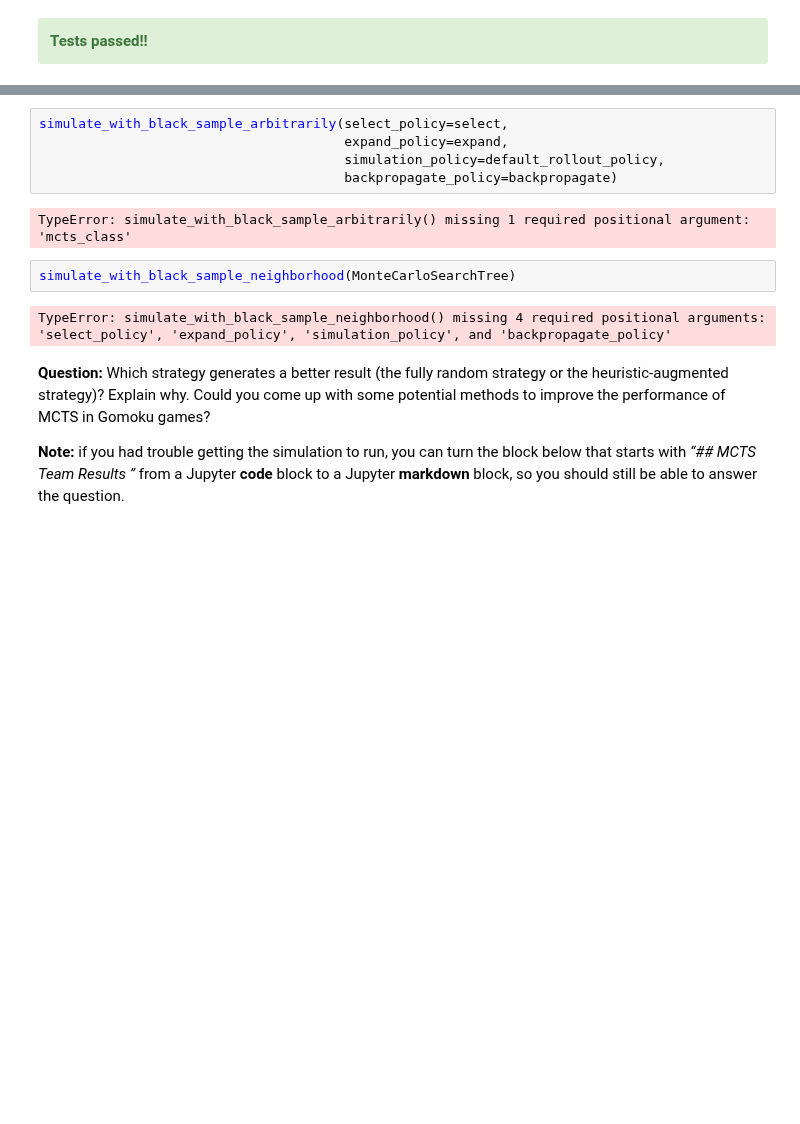
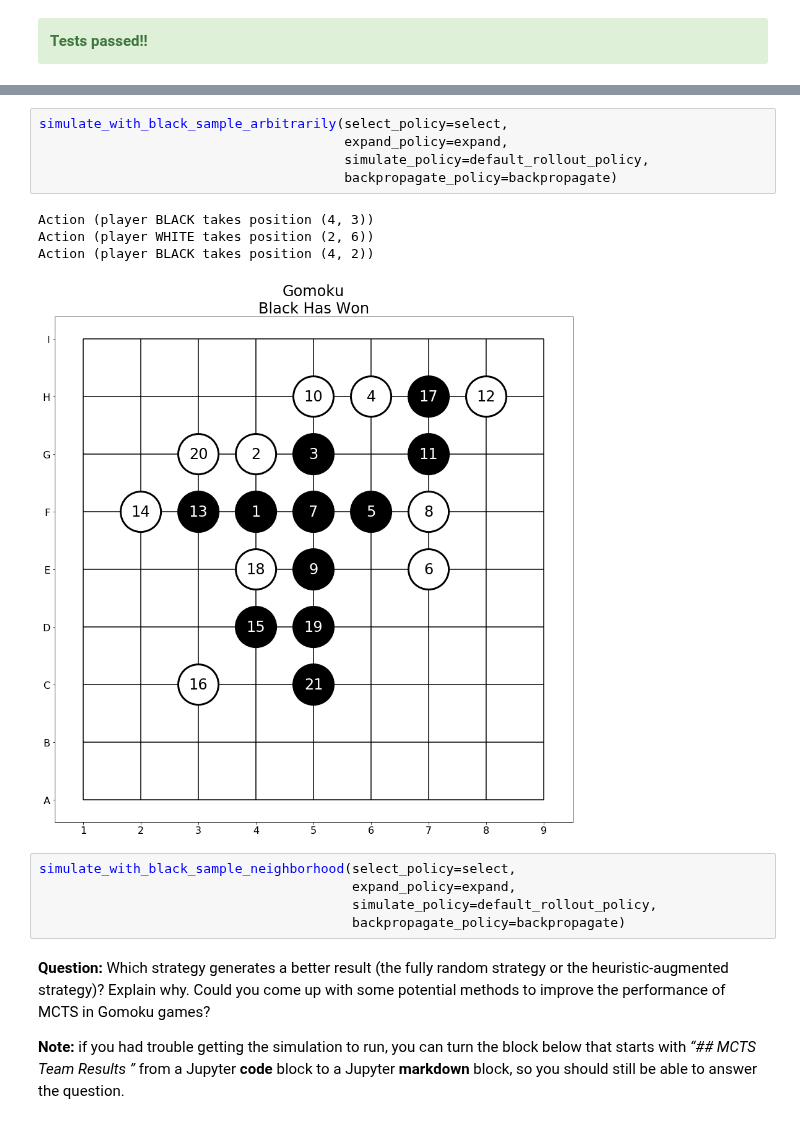
Before and after one commit to canpu/mcts-tutorial, a Jupyter notebook: pset/pset_mcts_collaboration.ipynb, the cells around one changed output, grey strips where cells are left out. Cells and saved outputs as stored; diff of their text form; blank space fills up the shorter version.

```diff
--- a/pset/pset_mcts_collaboration.ipynb
+++ b/pset/pset_mcts_collaboration.ipynb
@@ -298,14 +300,18 @@ The following two code bocks offer two different simulations that you can test y
 # %%
 simulate_with_black_sample_arbitrarily(select_policy=select,
                                        expand_policy=expand,
-                                       simulation_policy=default_rollout_policy,
+                                       simulate_policy=default_rollout_policy,
                                        backpropagate_policy=backpropagate)
 # %% [output]
-TypeError: simulate_with_black_sample_arbitrarily() missing 1 required positional argument: 'mcts_class'
+Action (player BLACK takes position (4, 3))
+Action (player WHITE takes position (2, 6))
+Action (player BLACK takes position (4, 2))
+[figure, added]
-# %%
-simulate_with_black_sample_neighborhood(MonteCarloSearchTree)
-# %% [output]
-TypeError: simulate_with_black_sample_neighborhood() missing 4 required positional arguments: 'select_policy', 'expand_policy', 'simulation_policy', and 'backpropagate_policy'
+# %%
+simulate_with_black_sample_neighborhood(select_policy=select,
+                                        expand_policy=expand,
+                                        simulate_policy=default_rollout_policy,
+                                        backpropagate_policy=backpropagate)
 # %% [markdown]
 **Question:** Which strategy generates a better result (the fully random strategy or the heuristic-augmented strategy)? Explain why. Could you come up with some potential methods to improve the performance of MCTS in Gomoku games?
 
```
Also changed, not shown: parts of 10 cells of this notebook, 18 other files.
